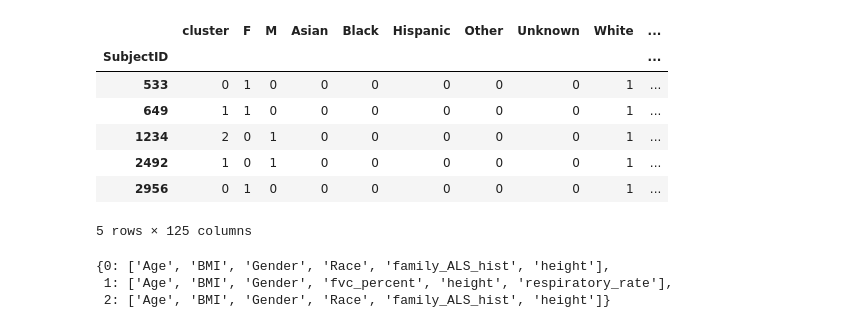
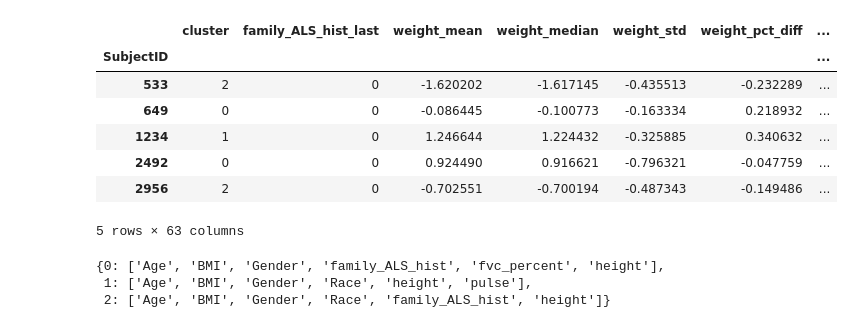
Before and after one commit to ihadanny/turbulence-z-team, a Jupyter notebook: ipython-notebooks/feature_selector_beta.ipynb, the cells around one changed output. Cells and saved outputs as stored; diff of their text form; code cells hidden in the pictures.

```diff
--- a/ipython-notebooks/feature_selector_beta.ipynb
+++ b/ipython-notebooks/feature_selector_beta.ipynb
@@ -11,24 +12,23 @@ from sklearn import linear_model
 # %%
 #proact_data = pd.read_csv('../train_data.csv', sep = '|', index_col=False)
 vectorized_data = pd.read_csv('../train_data_vectorized.csv', sep='|', index_col=0)
 slope = pd.read_csv('../train_slope.csv', sep = '|', index_col=0)
 clusters = pd.read_csv('../train_kmeans_clusters.csv', sep = '|', index_col=0)
-feature_groups = pickle.load( open('../feature_groups.pickle', 'rb') )
+all_feature_metadata = pickle.load( open('../all_feature_metadata.pickle', 'rb') )
 
 X = clusters.join(vectorized_data)
 Y = clusters.join(slope)
 X.head()
 # %% [output]
-|  | cluster | F | M | Asian | Black | Hispanic | Other | Unknown | White | ... |
-| SubjectID |  |  |  |  |  |  |  |  |  | ... |
-| 533 | 0 | 1 | 0 | 0 | 0 | 0 | 0 | 0 | 1 | ... |
-| 649 | 1 | 1 | 0 | 0 | 0 | 0 | 0 | 0 | 1 | ... |
-| 1234 | 2 | 0 | 1 | 0 | 0 | 0 | 0 | 0 | 1 | ... |
-| 2492 | 1 | 0 | 1 | 0 | 0 | 0 | 0 | 0 | 1 | ... |
-| 2956 | 0 | 1 | 0 | 0 | 0 | 0 | 0 | 0 | 1 | ... |
+|  | cluster | family_ALS_hist_last | weight_mean | weight_median | weight_std | weight_pct_diff | ... |
+| SubjectID |  |  |  |  |  |  | ... |
+| 533 | 2 | 0 | -1.620202 | -1.617145 | -0.435513 | -0.232289 | ... |
+| 649 | 0 | 0 | -0.086445 | -0.100773 | -0.163334 | 0.218932 | ... |
+| 1234 | 1 | 0 | 1.246644 | 1.224432 | -0.325885 | 0.340632 | ... |
+| 2492 | 0 | 0 | 0.924490 | 0.916621 | -0.796321 | -0.047759 | ... |
+| 2956 | 2 | 0 | -0.702551 | -0.700194 | -0.487343 | -0.149486 | ... |
-5 rows × 125 columns
+5 rows × 63 columns
 # %%
-#from vectorizer_beta import *
 best_features_per_cluster = {}
 
 for c in clusters['cluster'].unique():
@@ -37,17 +37,17 @@ for c in clusters['cluster'].unique():
 
     score_per_feature = {}
 
-    for feature_group, feature_names in feature_groups.iteritems():
+    for feature, fm in all_feature_metadata.iteritems():
         regr = linear_model.LinearRegression()
-        X_feature_fam = seg_X[list(feature_names)]
+        X_feature_fam = seg_X[list(fm["derived_features"])]
         regr.fit(X_feature_fam, seg_Y)
-        score_per_feature[feature_group] = regr.score(X_feature_fam, seg_Y)
+        score_per_feature[feature] = regr.score(X_feature_fam, seg_Y)
 
     best_features_per_cluster[c] = sorted(sorted(score_per_feature, key=score_per_feature.get)[:6])
 
 best_features_per_cluster
 # %% [output]
-{0: ['Age', 'BMI', 'Gender', 'Race', 'family_ALS_hist', 'height'],
- 1: ['Age', 'BMI', 'Gender', 'fvc_percent', 'height', 'respiratory_rate'],
+{0: ['Age', 'BMI', 'Gender', 'family_ALS_hist', 'fvc_percent', 'height'],
+ 1: ['Age', 'BMI', 'Gender', 'Race', 'height', 'pulse'],
  2: ['Age', 'BMI', 'Gender', 'Race', 'family_ALS_hist', 'height']}
 # %%
```
Also changed, not shown: parts of 6 cells of this notebook, 16 other files.
